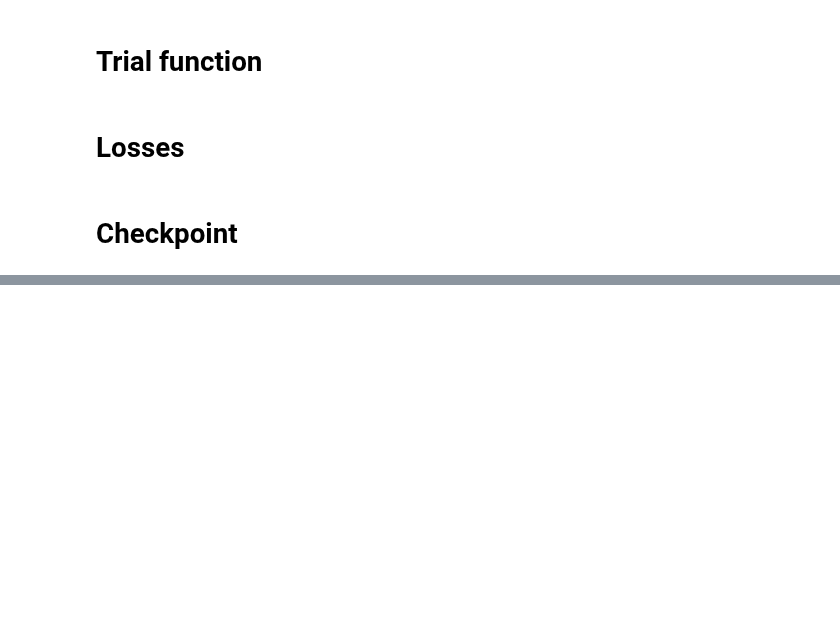
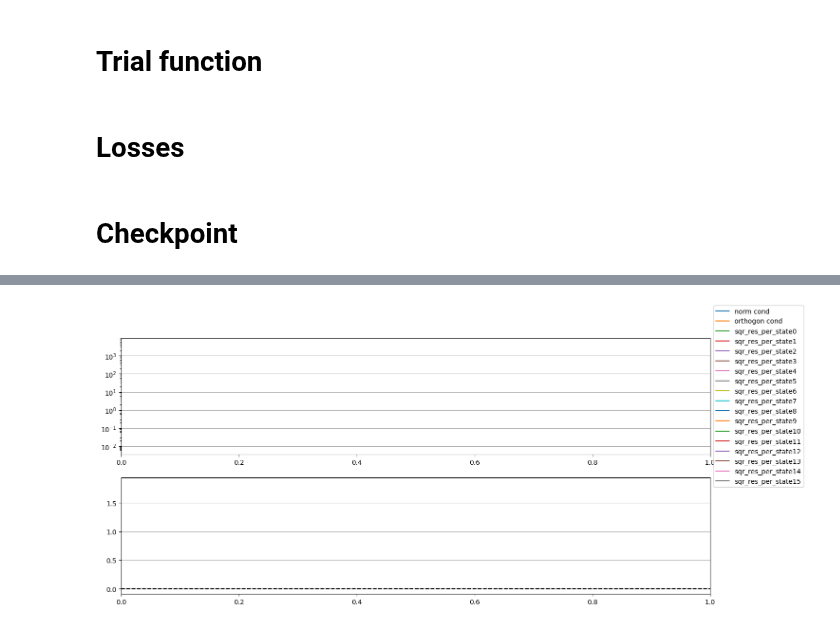
Before and after one commit to MrKozelberg/nn_based_se_solver, a Jupyter notebook: nn_based_se_solver.ipynb, the cells around one changed output, grey strips where cells are left out. Drawn from its saved outputs; the diff is of its cells as text; code cells hidden in the pictures; blank space fills up the shorter version.

```diff
--- a/nn_based_se_solver.ipynb
+++ b/nn_based_se_solver.ipynb
@@ -113,7 +123,7 @@ class TrialFunction(nn.Module):
       self.layers.append(nn.Linear(num_hidden_neurons, num_hidden_neurons))
       self.layers.append(activ_fnc)
     # Gaussian weights
-    self.gaussian_weights= nn.Linear(dim_coord, num_hidden_neurons, bias=False)
+    self.gaussian_weights = nn.Linear(dim_coord, num_hidden_neurons, bias=False)
     # Out layer
     self.out_layer = nn.ModuleList(
       [nn.Linear(num_hidden_neurons, 1, bias=False) for state in range(num_states)]
@@ -127,6 +137,8 @@ class TrialFunction(nn.Module):
         nn.init.normal_(self.layers[layer].weight, init_mean_weights, init_std_weights)
       if 'bias' in dir(self.layers[layer]):
         nn.init.normal_(self.layers[layer].bias, init_mean_weights, init_std_weights)
+
+    nn.init.sparse_(self.gaussian_weights.weight, sparsity=0.1, std=init_std_weights)
 
     for layer in range(len(self.out_layer)):
       if 'weight' in dir(self.out_layer[layer]):
@@ -151,7 +163,7 @@ class TrialFunction(nn.Module):
     for psi_n in forward_:
       result += psi_n.squeeze(1) ** 2
     result /= len(forward_)
-    return result
+    return result #/ sum(result)
 # %% [markdown]
 # Losses
 # %%
@@ -387,0 +235,32 @@ KeyboardInterrupt:
+# %%
+dim_coord = 6
+num_states = 3
+potential = lambda x: (
+  -2/torch.sqrt(torch.sum(x[:,:3]**2, dim=1))
+  -2/torch.sqrt(torch.sum(x[:,3:]**2, dim=1))
+  +1/torch.sqrt(torch.sum((x[:,:3]-x[:,3:])**2, dim=1))
+)
+num_hidden_layers = 3
+num_hidden_neurons = 60
+init_mean_weights = 0.0
+init_std_weights = math.sqrt(0.1)
+activ_fnc = nn.Tanh()
+
+alpha = 2
+beta = 1
+gamma = 40 #1e4
+delta = 100
+device = torch.device('cuda:0' if torch.cuda.is_available() else 'cpu')
+S = 2000
+sampler = MetropolisSampler(dim1=S, dim2=dim_coord, epsilon=0.1, device=device)
+
+lr = 1e-3
+weight_decay = 5e-4
+
+CHECKPOINT_PERIOD = 10
+
+MAX_SQR_RESIDUAL = 1e-3
+
+load_checkpoint = False
+
+name = "test_He"
@@ -388,21 +462,24 @@ KeyboardInterrupt:
 # %%
 import numpy as np
 import pandas as pd
 import matplotlib.pyplot as plt
 
-hist = pd.read_csv("history/test_He.csv")
+hist = pd.read_csv("history/test_HO.csv")
 xmax = len(hist)
 xmin = 0 #xmax - 1000
 
 fig, ax = plt.subplots(2,1,figsize=(16,7))
 
-hist[['sqr res', 'norm cond',
-       'orthogon cond']][xmin:xmax].plot(xlim=(xmin, xmax), ax = ax[0])
+hist[['norm cond','orthogon cond']][xmin:xmax].plot(xlim=(xmin, xmax), ax = ax[0])
+hist[[f"sqr_res_per_state{s}" for s in range(16)]][xmin:xmax].plot(xlim=(xmin, xmax), ax = ax[0])
 # ax[0].plot(np.arange(xmin,xmax), np.sum(hist[[f'Rayleigh{i}' for i in range(16)]][xmin:xmax].to_numpy(), axis=1))
 ax[0].set_yscale('log')
 ax[0].grid(axis='y')
+ax[0].legend(loc='center left', bbox_to_anchor=(1, 0.5))
 
 hist[[f'Rayleigh{i}' for i in range(16)]][xmin:xmax].plot(xlim=(xmin, xmax), legend=False, ax = ax[1], alpha=0.7)
 ax[1].axhline(y=0, color='k', linestyle='--')
 ax[1].grid(axis='y')
 # ax[1].set_yscale('symlog')
+# %% [output]
+[figure, added]
```
Also changed, not shown: parts of 12 cells of this notebook, 2 other files.
